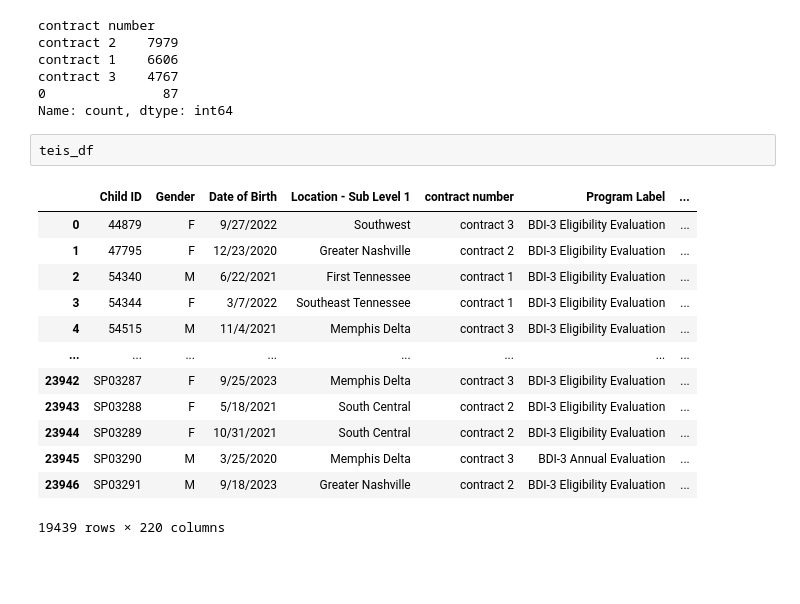
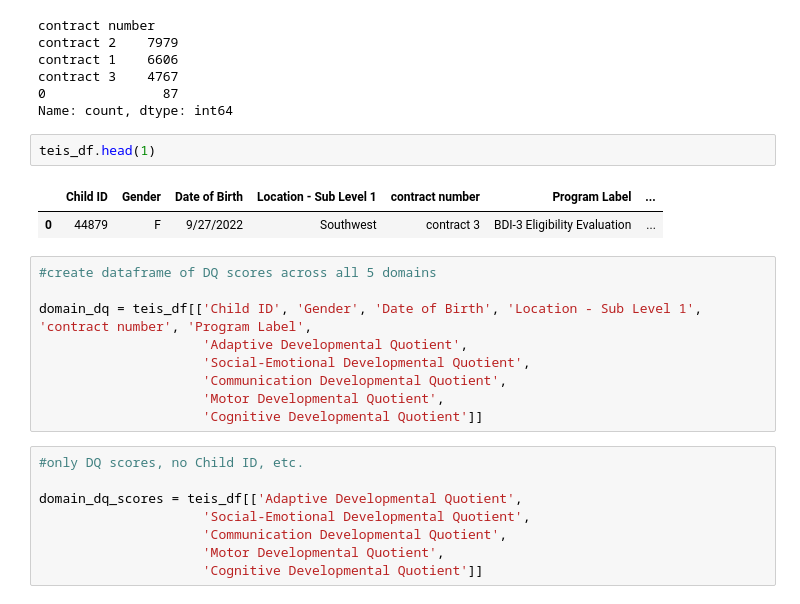
Before and after one commit to brunner39/TEIS_Partner_Project, a Jupyter notebook: patrick_TEIS_partner_project.ipynb, the cells around one changed output. Saved outputs shown, nothing was run; the diff lists cells and outputs as text; blank space fills up the shorter version.

```diff
--- a/patrick_TEIS_partner_project.ipynb
+++ b/patrick_TEIS_partner_project.ipynb
@@ -94,18 +99,24 @@ contract 3    4767
 0               87
 Name: count, dtype: int64
 # %%
-teis_df
+teis_df.head(1)
 # %% [output]
 |  | Child ID | Gender | Date of Birth | Location - Sub Level 1 | contract number | Program Label | ... |
 | 0 | 44879 | F | 9/27/2022 | Southwest | contract 3 | BDI-3 Eligibility Evaluation | ... |
-| 1 | 47795 | F | 12/23/2020 | Greater Nashville | contract 2 | BDI-3 Eligibility Evaluation | ... |
-| 2 | 54340 | M | 6/22/2021 | First Tennessee | contract 1 | BDI-3 Eligibility Evaluation | ... |
-| 3 | 54344 | F | 3/7/2022 | Southeast Tennessee | contract 1 | BDI-3 Eligibility Evaluation | ... |
-| 4 | 54515 | M | 11/4/2021 | Memphis Delta | contract 3 | BDI-3 Eligibility Evaluation | ... |
-| ... | ... | ... | ... | ... | ... | ... | ... |
-| 23942 | SP03287 | F | 9/25/2023 | Memphis Delta | contract 3 | BDI-3 Eligibility Evaluation | ... |
-| 23943 | SP03288 | F | 5/18/2021 | South Central | contract 2 | BDI-3 Eligibility Evaluation | ... |
-| 23944 | SP03289 | F | 10/31/2021 | South Central | contract 2 | BDI-3 Eligibility Evaluation | ... |
-| 23945 | SP03290 | M | 3/25/2020 | Memphis Delta | contract 3 | BDI-3 Annual Evaluation | ... |
-| 23946 | SP03291 | M | 9/18/2023 | Greater Nashville | contract 2 | BDI-3 Eligibility Evaluation | ... |
-19439 rows × 220 columns
+# %%
+#create dataframe of DQ scores across all 5 domains
+
+domain_dq = teis_df[['Child ID', 'Gender', 'Date of Birth', 'Location - Sub Level 1', 'contract number', 'Program Label',
+                     'Adaptive Developmental Quotient',
+                     'Social-Emotional Developmental Quotient',
+                     'Communication Developmental Quotient',
+                     'Motor Developmental Quotient',
+                     'Cognitive Developmental Quotient']]
+# %%
+#only DQ scores, no Child ID, etc.
+
+domain_dq_scores = teis_df[['Adaptive Developmental Quotient',
+                     'Social-Emotional Developmental Quotient',
+                     'Communication Developmental Quotient',
+                     'Motor Developmental Quotient',
+                     'Cognitive Developmental Quotient']]
```
Also changed, not shown: parts of 23 cells of this notebook.
